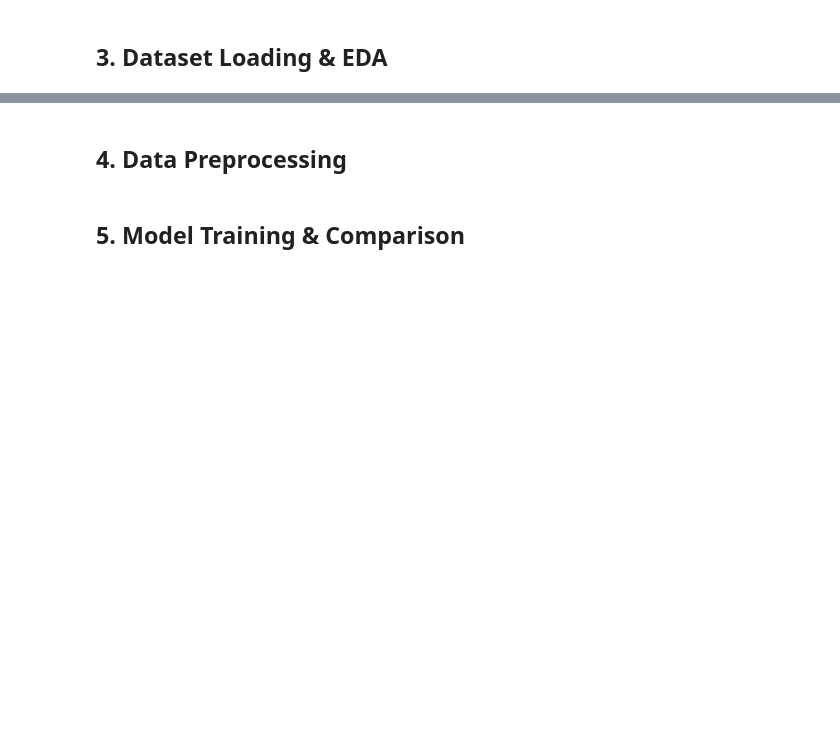
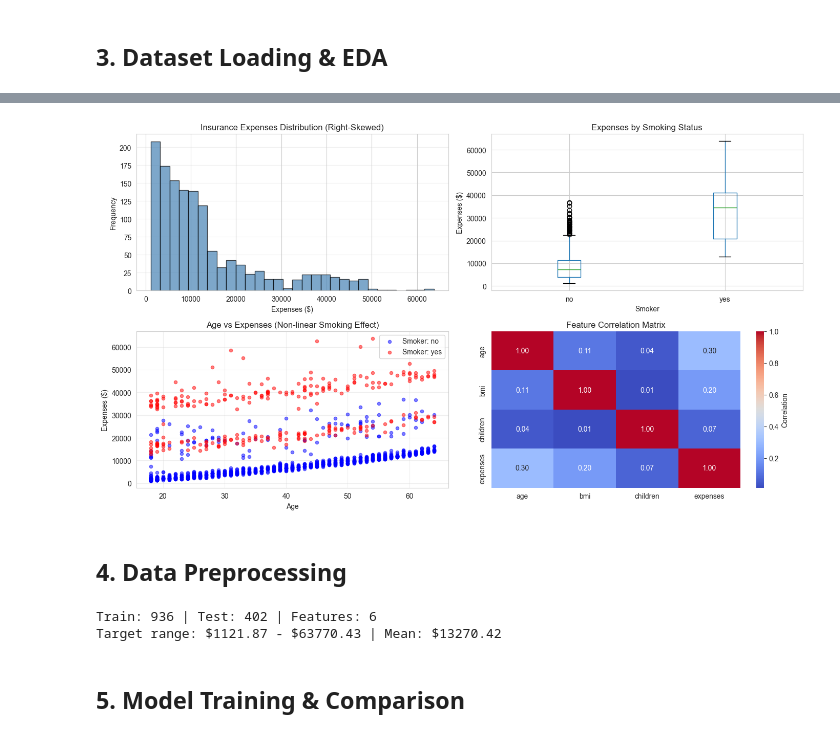
Before and after one commit to WhyAsh5114/MLDL, a Jupyter notebook: Exp2/Exp2_balanced.ipynb, the cells around one changed output, grey strips where cells are left out. Cells and saved outputs as stored; diff of their text form; code cells hidden in the pictures; blank space fills up the shorter version.

```diff
--- a/Exp2/Exp2_balanced.ipynb
+++ b/Exp2/Exp2_balanced.ipynb
@@ -64,39 +76,48 @@ except FileNotFoundError:
 # %%
 if df is not None:
+    # Reload original data for visualization (fresh copy)
+    try:
+        df_viz = pd.read_csv('insurance.csv')
+    except FileNotFoundError:
+        df_viz = df.copy()
+
     fig, axes = plt.subplots(2, 2, figsize=(14, 8))
 
-    # Charges distribution
-    axes[0, 0].hist(df['charges'], bins=30, edgecolor='black', color='steelblue', alpha=0.7)
-    axes[0, 0].set_xlabel('Charges ($)')
+    # Expenses distribution
+    axes[0, 0].hist(df_viz['expenses'], bins=30, edgecolor='black', color='steelblue', alpha=0.7)
+    axes[0, 0].set_xlabel('Expenses ($)')
     axes[0, 0].set_ylabel('Frequency')
-    axes[0, 0].set_title('Insurance Charges Distribution (Right-Skewed)')
+    axes[0, 0].set_title('Insurance Expenses Distribution (Right-Skewed)')
     axes[0, 0].grid(alpha=0.3, axis='y')
 
-    # Charges by smoker status
-    df.boxplot(column='charges', by='smoker', ax=axes[0, 1])
-    axes[0, 1].set_title('Charges by Smoking Status')
+    # Expenses by smoker status
+    df_viz.boxplot(column='expenses', by='smoker', ax=axes[0, 1])
+    axes[0, 1].set_title('Expenses by Smoking Status')
     axes[0, 1].set_xlabel('Smoker')
-    axes[0, 1].set_ylabel('Charges ($)')
+    axes[0, 1].set_ylabel('Expenses ($)')
     plt.sca(axes[0, 1])
-    plt.xticks([1, 2], ['No', 'Yes'])
+    plt.xticks([1, 2], ['no', 'yes'])
+    plt.suptitle(None)
 
-    # Age vs Charges
+    # Age vs Expenses
     for smoker, color in zip(['no', 'yes'], ['blue', 'red']):
-        mask = df['smoker'] == smoker
-        axes[1, 0].scatter(df[mask]['age'], df[mask]['charges'], alpha=0.5, s=20, label=f'Smoker: {smoker}', color=color)
+        mask = df_viz['smoker'] == smoker
+        axes[1, 0].scatter(df_viz[mask]['age'], df_viz[mask]['expenses'], alpha=0.5, s=20, label=f'Smoker: {smoker}', color=color)
     axes[1, 0].set_xlabel('Age')
-    axes[1, 0].set_ylabel('Charges ($)')
-    axes[1, 0].set_title('Age vs Charges (Non-linear Smoking Effect)')
+    axes[1, 0].set_ylabel('Expenses ($)')
+    axes[1, 0].set_title('Age vs Expenses (Non-linear Smoking Effect)')
     axes[1, 0].legend()
     axes[1, 0].grid(alpha=0.3)
 
     # Correlation heatmap (numeric only)
-    num_df = df.select_dtypes(include=[np.number])
+    num_df = df_viz.select_dtypes(include=[np.number])
     sns.heatmap(num_df.corr(), annot=True, fmt='.2f', cmap='coolwarm', ax=axes[1, 1], cbar_kws={'label': 'Correlation'})
     axes[1, 1].set_title('Feature Correlation Matrix')
 
     plt.tight_layout()
     plt.show()
+# %% [output]
+[figure, added]
 # %% [markdown]
 ## 4. Data Preprocessing
 # %%
@@ -112,8 +133,8 @@ if df is not None:
     df_proc['smoker'] = le_smoker.fit_transform(df_proc['smoker'])
     df_proc['region'] = le_region.fit_transform(df_proc['region'])
 
-    X = df_proc.drop('charges', axis=1)
-    y = df_proc['charges']
+    X = df_proc.drop('expenses', axis=1)
+    y = df_proc['expenses']
     X_train, X_test, y_train, y_test = train_test_split(X, y, test_size=0.30, random_state=42)
 
     # Standardize features
@@ -123,6 +144,9 @@ if df is not None:
 
     print(f"Train: {X_train.shape[0]} | Test: {X_test.shape[0]} | Features: {X_train.shape[1]}")
     print(f"Target range: ${y.min():.2f} - ${y.max():.2f} | Mean: ${y.mean():.2f}")
+# %% [output]
+Train: 936 | Test: 402 | Features: 6
+Target range: $1121.87 - $63770.43 | Mean: $13270.42
 # %% [markdown]
 ## 5. Model Training & Comparison
 # %%
```
Also changed, not shown: parts of 10 cells of this notebook, 3 other files.
